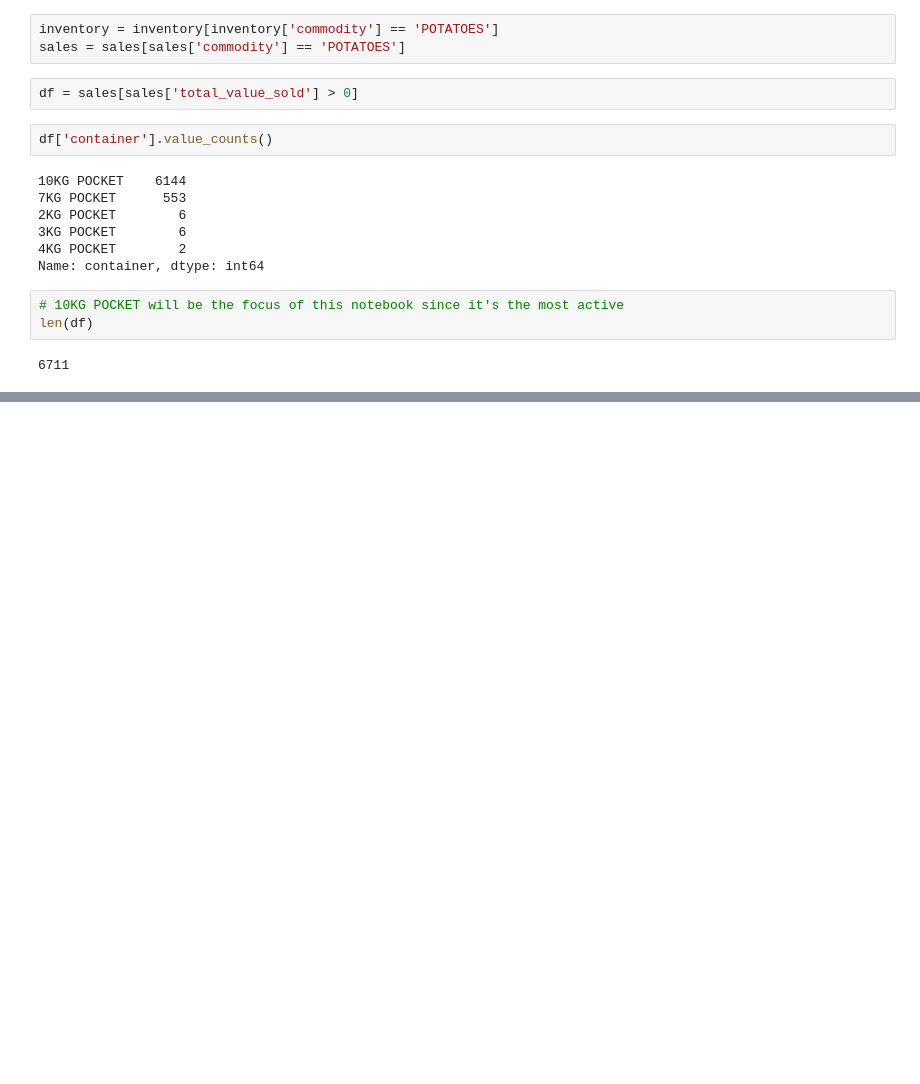
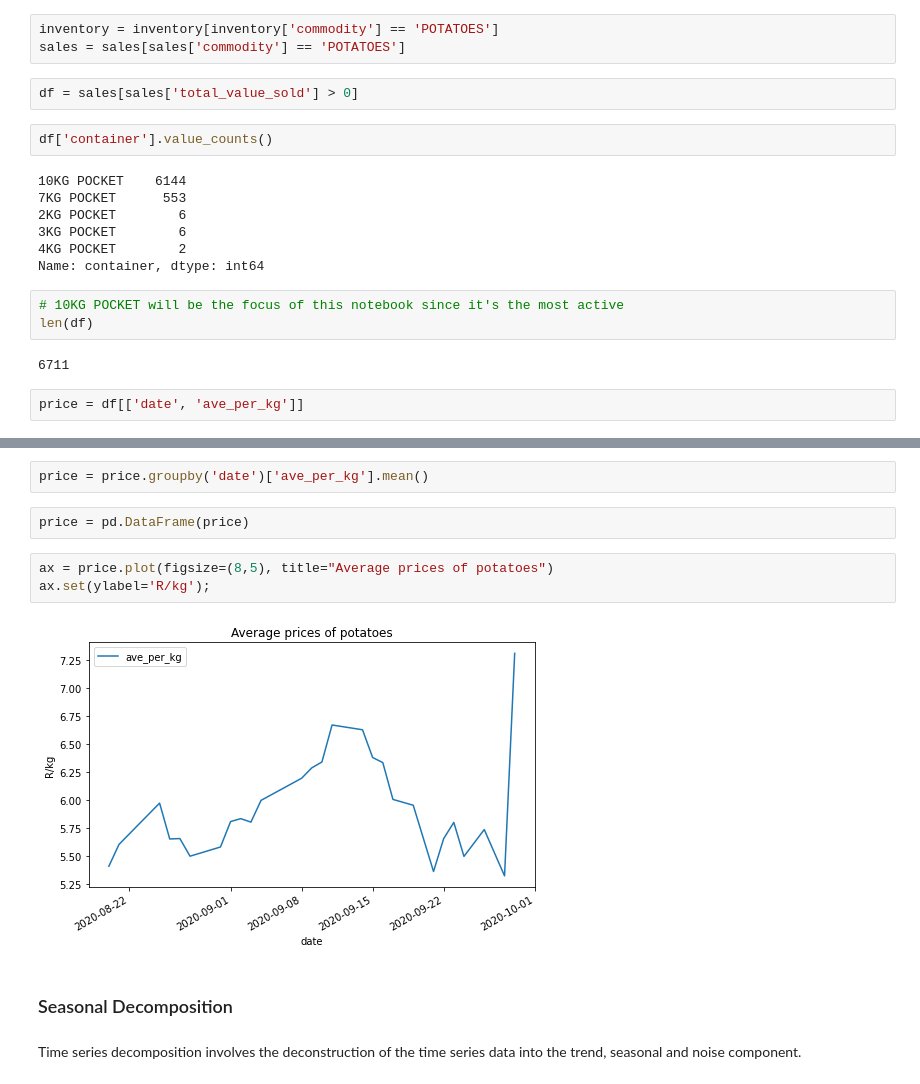
Before and after one commit to scmosoeu/fresh_produce, a Jupyter notebook: forecasting/notebooks/general_forecasting.ipynb, the cells around one changed output, grey strips where cells are left out. Cells and saved outputs as stored; diff of their text form; blank space fills up the shorter version.

Commit message:
added decomposition

```diff
--- a/forecasting/notebooks/general_forecasting.ipynb
+++ b/forecasting/notebooks/general_forecasting.ipynb
@@ -64,3 +66,5 @@ Name: container, dtype: int64
 len(df)
 # %% [output]
 6711
+# %%
+price = df[['date', 'ave_per_kg']]
@@ -66,0 +80,13 @@ len(df)
+# %%
+price = price.groupby('date')['ave_per_kg'].mean()
+# %%
+price = pd.DataFrame(price)
+# %%
+ax = price.plot(figsize=(8,5), title="Average prices of potatoes")
+ax.set(ylabel='R/kg');
+# %% [output]
+[figure, added]
+# %% [markdown]
+### Seasonal Decomposition
+# %% [markdown]
+Time series decomposition involves the deconstruction of the time series data into the trend, seasonal and noise component.
```
Also changed, not shown: parts of 9 cells of this notebook, 3 other files.
